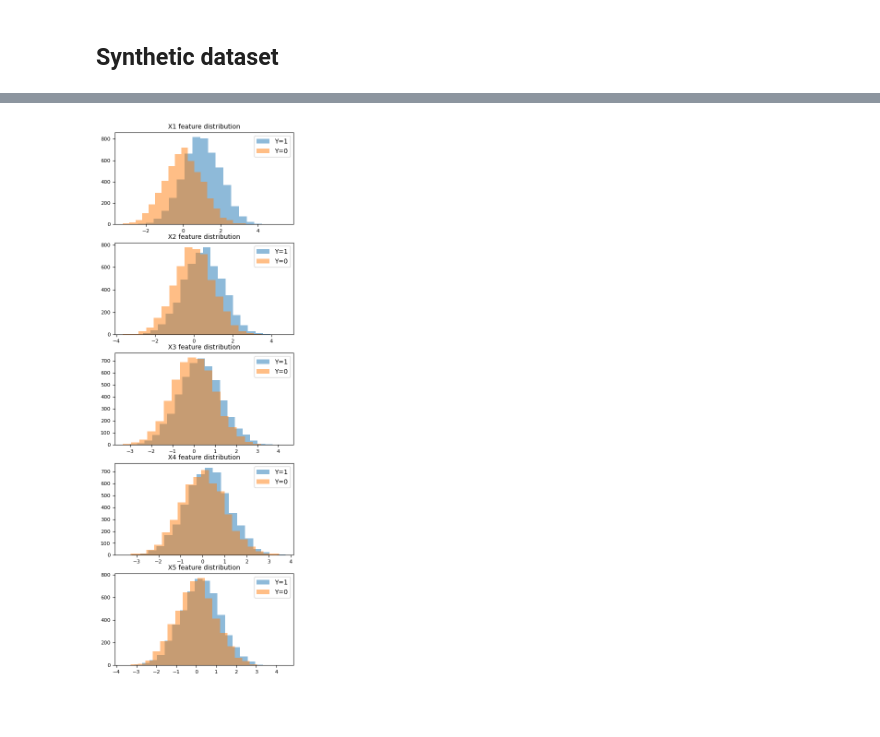
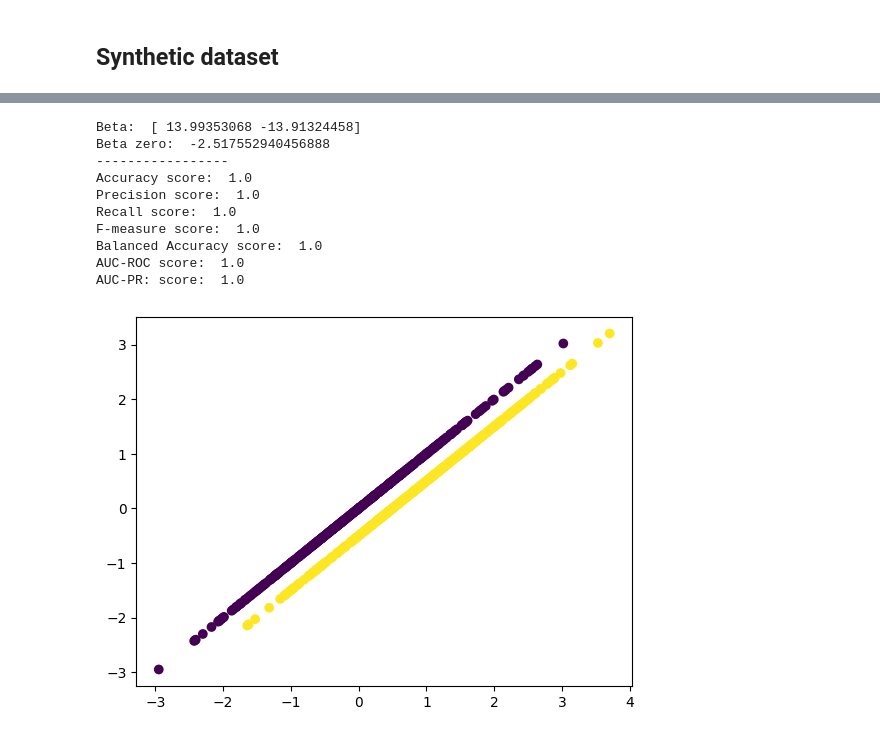
Before and after one commit to kwolny1/cyclic_coordinate_descent_algorithm, a Jupyter notebook: LogRegCCD_notebook.ipynb, the cells around one changed output, grey strips where cells are left out. Drawn from its saved outputs; the diff is of its cells as text; code cells hidden in the pictures; blank space fills up the shorter version.

```diff
--- a/LogRegCCD_notebook.ipynb
+++ b/LogRegCCD_notebook.ipynb
@@ -111,15 +220,36 @@ synthetic_df[synthetic_df["Y"]==1].describe()
-# %%
-bins = 20
-
-fig = plt.figure(figsize=(5, 15))
-for i in range(d):
-    plt.subplot(5, 1, i+1)
-    plt.hist(synthetic_df[synthetic_df["Y"]==1][f"X{i+1}"], bins=bins, alpha=0.5, label="Y=1")
-    plt.hist(synthetic_df[synthetic_df["Y"]==0][f"X{i+1}"], bins=bins, alpha=0.5, label="Y=0")
-    plt.legend(loc='upper right')
-    plt.gca().set_title(f"X{i+1} feature distribution", fontsize=10)
-    plt.gca().tick_params(labelsize=8)
-
-plt.show()
-# %% [output]
-[figure, removed]
+# %%
+# synthetic_X = pd.DataFrame(StandardScaler().fit_transform(synthetic_X))
+
+logRegCCD = LogRegCCD()
+logRegCCD = logRegCCD.fit(synthetic_X, synthetic_y)
+# Get predicted probabilities
+y_prob_syn = logRegCCD.predict_proba(synthetic_X)
+
+print("Beta: ", logRegCCD.beta)
+print("Beta zero: ", logRegCCD.beta_zero)
+
+print("-----------------")
+
+print("Accuracy score: ", logRegCCD.validate(synthetic_X, synthetic_y, accuracy_score))
+print("Precision score: ", logRegCCD.validate(synthetic_X, synthetic_y, precision_score))
+print("Recall score: ", logRegCCD.validate(synthetic_X, synthetic_y, recall_score))
+print("F-measure score: ", logRegCCD.validate(synthetic_X, synthetic_y, f1_score))
+print("Balanced Accuracy score: ", logRegCCD.validate(synthetic_X, synthetic_y, balanced_accuracy_score))
+print("AUC-ROC score: ", logRegCCD.validate(synthetic_X, synthetic_y, roc_auc_score))
+print("AUC-PR: score: ", logRegCCD.validate(synthetic_X, synthetic_y, average_precision_score))
+
+y_pred_syn = (y_prob_syn >= 0.5).astype(int)
+plt.scatter(synthetic_X.iloc[:,0], synthetic_X.iloc[:,1], c=y_pred_syn)
+plt.show()
+# %% [output]
+Beta:  [ 13.99353068 -13.91324458]
+Beta zero:  -2.517552940456888
+-----------------
+Accuracy score:  1.0
+Precision score:  1.0
+Recall score:  1.0
+F-measure score:  1.0
+Balanced Accuracy score:  1.0
+AUC-ROC score:  1.0
+AUC-PR: score:  1.0
+[figure, added]
```
Also changed, not shown: parts of 11 cells of this notebook.
